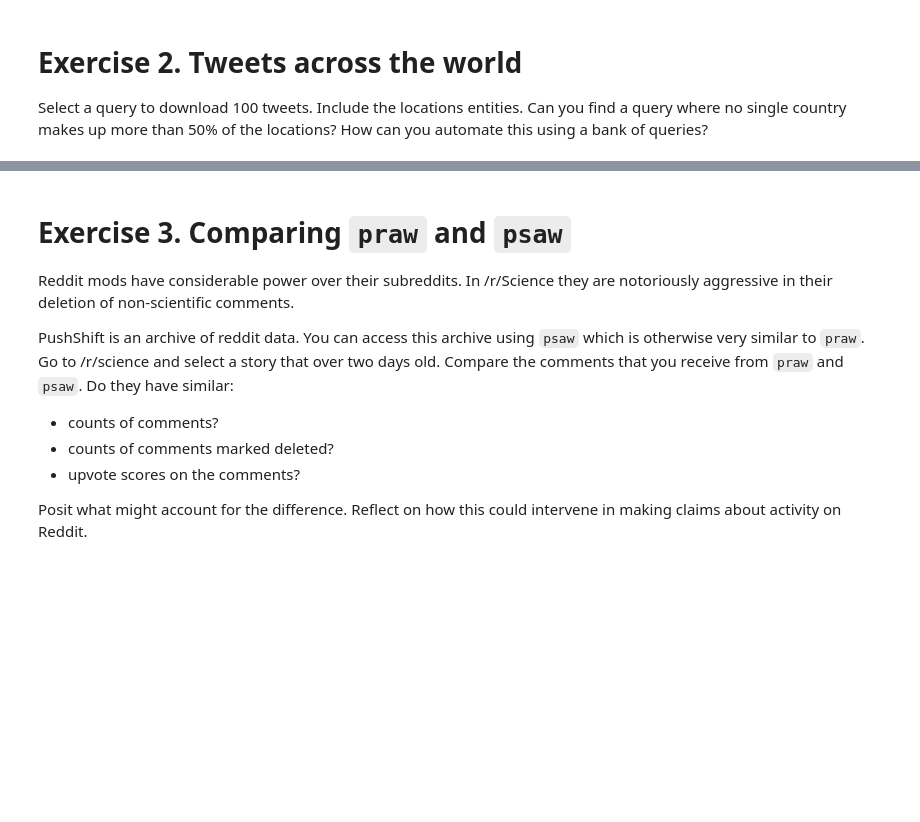
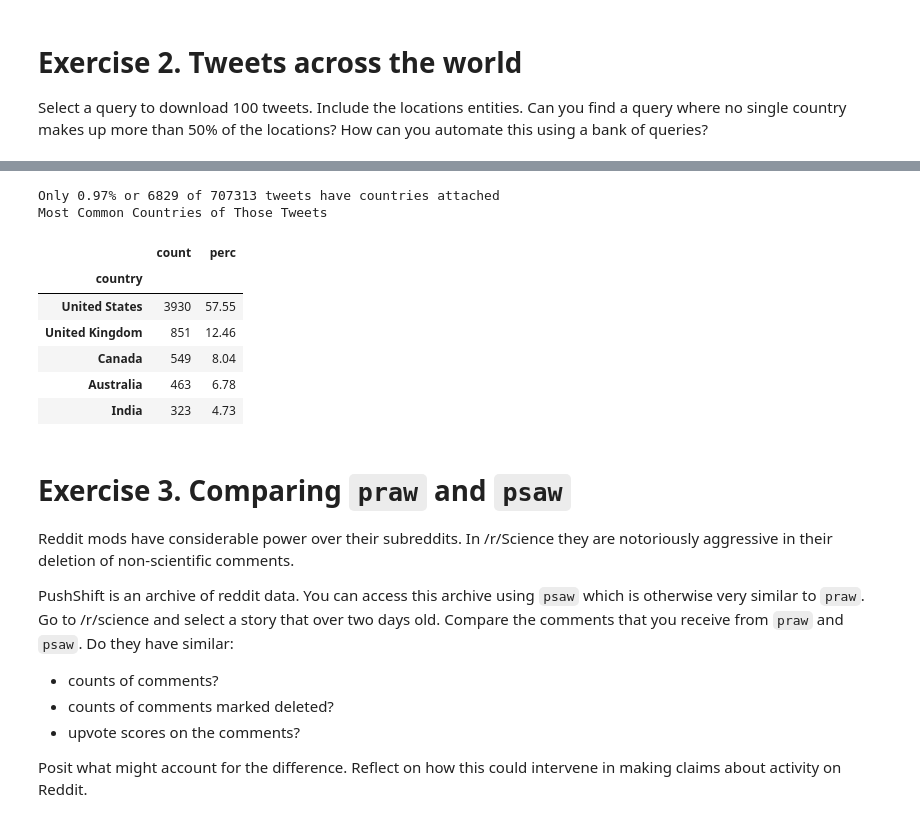
Before and after one commit to matthewbbone/FSDS22, a Jupyter notebook: formatives/Ch07ExercisesBone.ipynb, the cells around one changed output, grey strips where cells are left out. Saved outputs shown, nothing was run; the diff lists cells and outputs as text; code cells hidden in the pictures; blank space fills up the shorter version.

```diff
--- a/formatives/Ch07ExercisesBone.ipynb
+++ b/formatives/Ch07ExercisesBone.ipynb
@@ -28,3 +141,32 @@ Select a query to download 100 tweets. Include the locations entities. Can you f
+# %%
+# Answer 2 below here
+
+# tweets_df = pd.read_csv('../data/tweets.csv')
+# country_tweets_df = tweets_df[tweets_df['country'].map(lambda x: isinstance(x, str))]
+# country_tweets_df.to_csv('country_tweets.csv')
+
+original_number_of_tweets = 707313
+
+country_tweets_df = pd.read_csv('country_tweets.csv')
+
+print(f"Only {(len(country_tweets_df) / original_number_of_tweets):.2%} or {len(country_tweets_df)} of {original_number_of_tweets} tweets have countries attached")
+print('Most Common Countries of Those Tweets')
+country_counts = country_tweets_df.value_counts('country')
+country_percs = country_counts.map(lambda x: round(x / len(country_tweets_df) * 100, 2))
+count_df = pd.DataFrame({'count': country_counts, 'perc': country_percs})
+display(count_df.head(5))
+
+# Answer 2 above here
+# %% [output]
+Only 0.97% or 6829 of 707313 tweets have countries attached
+Most Common Countries of Those Tweets
+|  | count | perc |
+| country |  |  |
+| United States | 3930 | 57.55 |
+| United Kingdom | 851 | 12.46 |
+| Canada | 549 | 8.04 |
+| Australia | 463 | 6.78 |
+| India | 323 | 4.73 |
 # %% [markdown]
 # Exercise 3. Comparing `praw` and `psaw`
 
```
Also changed, not shown: parts of 8 cells of this notebook.
